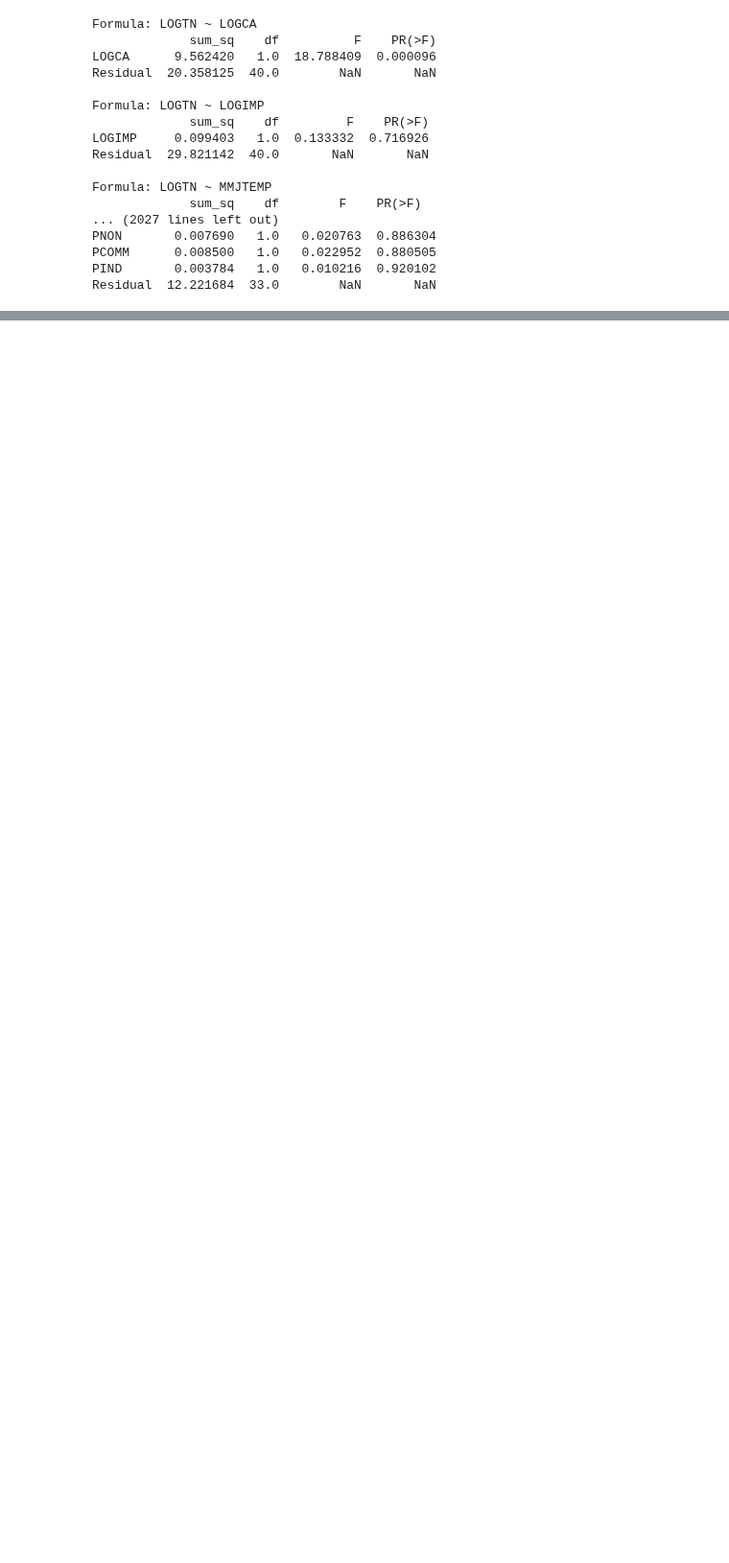
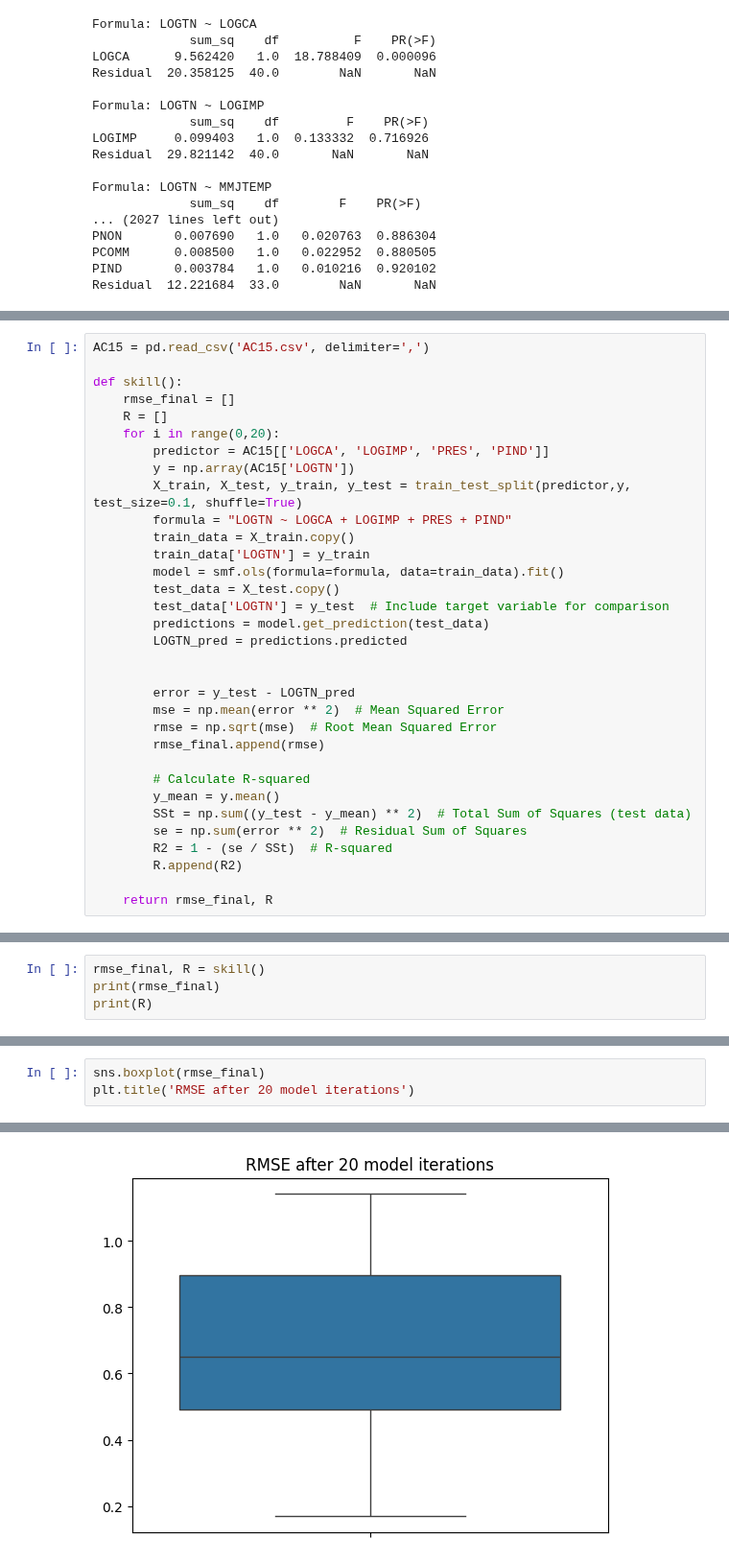
Before and after one commit to jtdocter27/Engineering-Probability---Statistics, a Jupyter notebook: Hw5_#4.ipynb, the cells around one changed output, grey strips where cells are left out. Shown at 96% size. Cells and saved outputs as stored; diff of their text form; blank space fills up the shorter version.

```diff
--- a/Hw5_#4.ipynb
+++ b/Hw5_#4.ipynb
@@ -123,0 +164,33 @@ Residual  12.221684  33.0        NaN       NaN
+# %%
+AC15 = pd.read_csv('AC15.csv', delimiter=',')
+
+def skill():
+    rmse_final = []
+    R = []
+    for i in range(0,20):
+        predictor = AC15[['LOGCA', 'LOGIMP', 'PRES', 'PIND']]
+        y = np.array(AC15['LOGTN'])
+        X_train, X_test, y_train, y_test = train_test_split(predictor,y, test_size=0.1, shuffle=True)
+        formula = "LOGTN ~ LOGCA + LOGIMP + PRES + PIND"
+        train_data = X_train.copy()
+        train_data['LOGTN'] = y_train
+        model = smf.ols(formula=formula, data=train_data).fit()
+        test_data = X_test.copy()
+        test_data['LOGTN'] = y_test  # Include target variable for comparison
+        predictions = model.get_prediction(test_data)
+        LOGTN_pred = predictions.predicted
+
+
+        error = y_test - LOGTN_pred
+        mse = np.mean(error ** 2)  # Mean Squared Error
+        rmse = np.sqrt(mse)  # Root Mean Squared Error
+        rmse_final.append(rmse)
+
+        # Calculate R-squared
+        y_mean = y.mean()
+        SSt = np.sum((y_test - y_mean) ** 2)  # Total Sum of Squares (test data)
+        se = np.sum(error ** 2)  # Residual Sum of Squares
+        R2 = 1 - (se / SSt)  # R-squared
+        R.append(R2)
+
+    return rmse_final, R
@@ -123,0 +217,4 @@ Residual  12.221684  33.0        NaN       NaN
+# %%
+rmse_final, R = skill()
+print(rmse_final)
+print(R)
@@ -123,0 +224,4 @@ Residual  12.221684  33.0        NaN       NaN
+# %%
+sns.boxplot(rmse_final)
+plt.title('RMSE after 20 model iterations')
+# %% [output]
@@ -123,0 +229 @@ Residual  12.221684  33.0        NaN       NaN
+[figure, added]
```
Also changed, not shown: parts of 11 cells of this notebook.
